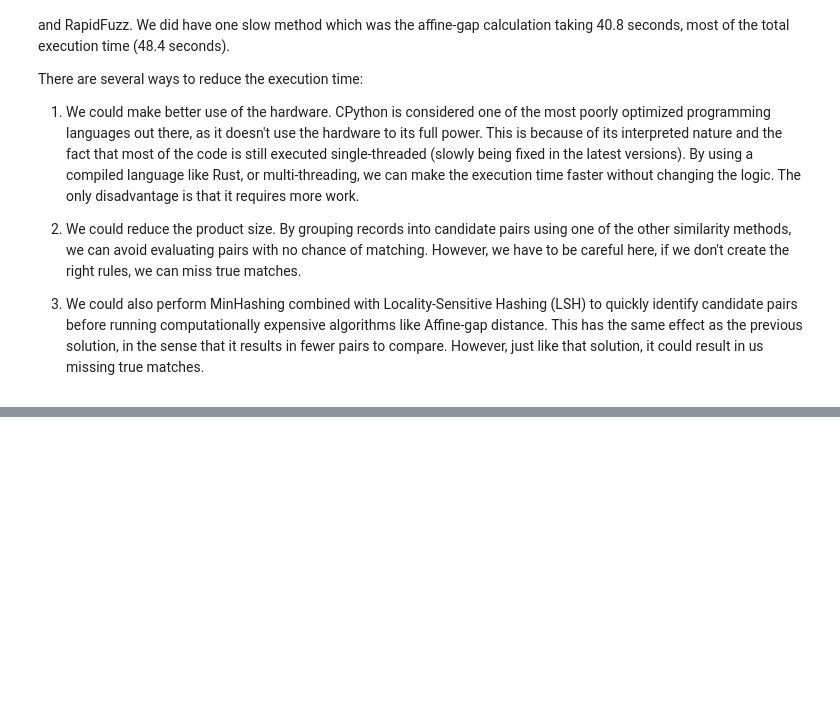
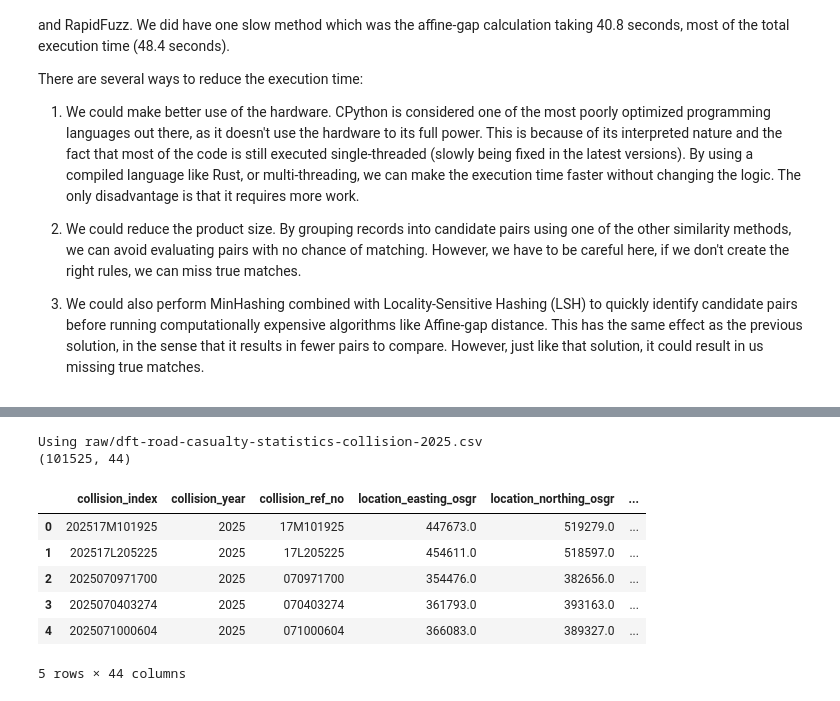
Before and after one commit to OssamaSijbesma/uu-data-wrangling-assignments, a Jupyter notebook: assignment-2/assignment.ipynb, the cells around one changed output, grey strips where cells are left out. Drawn from its saved outputs; the diff is of its cells as text; code cells hidden in the pictures; blank space fills up the shorter version.

```diff
--- a/assignment-2/assignment.ipynb
+++ b/assignment-2/assignment.ipynb
@@ -360,0 +367,29 @@ There are several ways to reduce the execution time:
+# %%
+import re
+from pathlib import Path
+
+import matplotlib.pyplot as plt
+import numpy as np
+import pandas as pd
+from sklearn.impute import SimpleImputer
+
+DATA_DIR = Path("raw")
+csv_path = sorted(DATA_DIR.glob("dft-road-casualty-statistics-collision-*.csv"))[-1]
+print("Using", csv_path)
+
+# df: values parsed by pandas (numbers as numbers, empty/"NULL" as NaN)
+# df_str: every value as the original text, used for type, length and pattern statistics
+df = pd.read_csv(csv_path, low_memory=False)
+df_str = pd.read_csv(csv_path, dtype=str, keep_default_na=False)
+print(df.shape)
+df.head()
+# %% [output]
+Using raw/dft-road-casualty-statistics-collision-2025.csv
+(101525, 44)
+|  | collision_index | collision_year | collision_ref_no | location_easting_osgr | location_northing_osgr | ... |
+| 0 | 202517M101925 | 2025 | 17M101925 | 447673.0 | 519279.0 | ... |
+| 1 | 202517L205225 | 2025 | 17L205225 | 454611.0 | 518597.0 | ... |
+| 2 | 2025070971700 | 2025 | 070971700 | 354476.0 | 382656.0 | ... |
+| 3 | 2025070403274 | 2025 | 070403274 | 361793.0 | 393163.0 | ... |
+| 4 | 2025071000604 | 2025 | 071000604 | 366083.0 | 389327.0 | ... |
+5 rows × 44 columns
```
Also changed, not shown: parts of 21 cells of this notebook.
